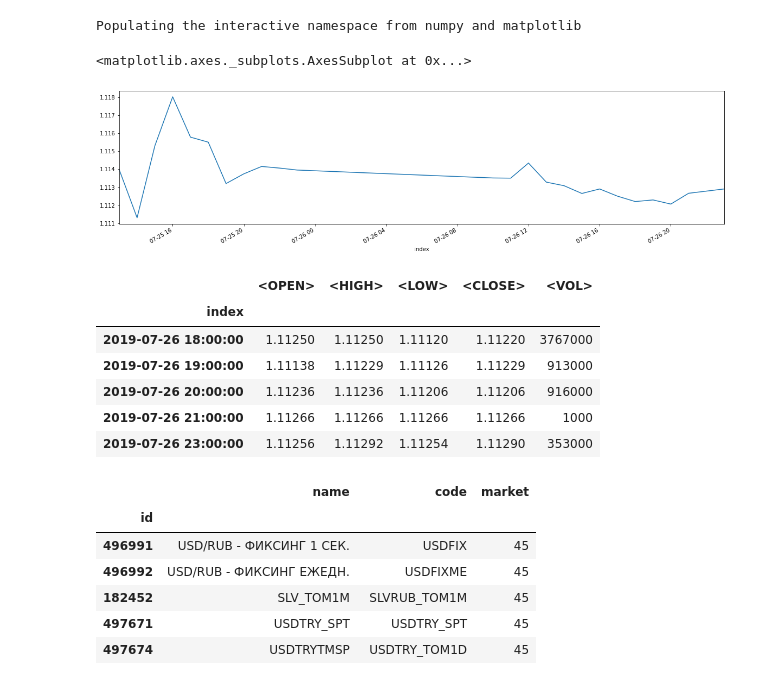
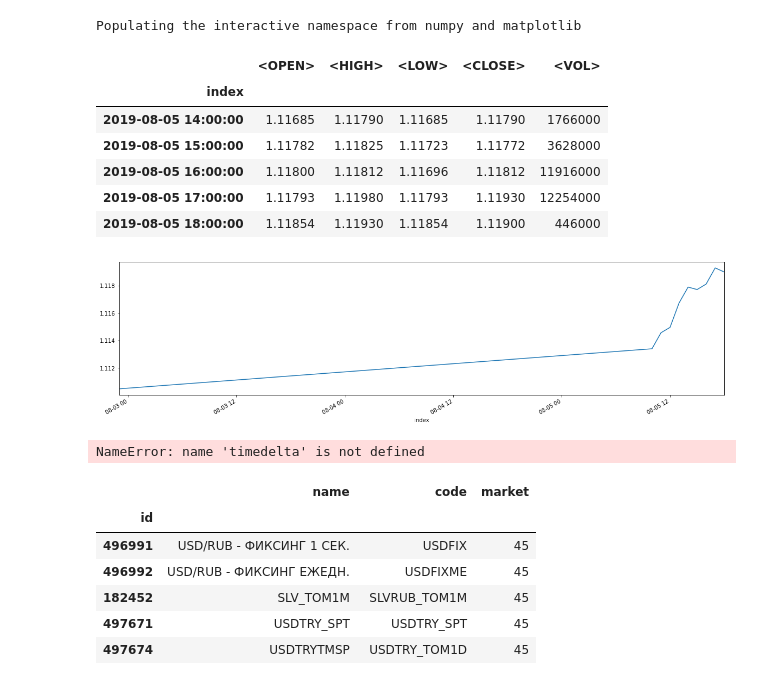
Before and after one commit to zzzevaka/roboto, a Jupyter notebook: notebooks/play_with_finam.ipynb, the cells around one changed output. Saved outputs shown, nothing was run; the diff lists cells and outputs as text; code cells hidden in the pictures.

```diff
--- a/notebooks/play_with_finam.ipynb
+++ b/notebooks/play_with_finam.ipynb
@@ -9,30 +9,31 @@ from finam.export import Exporter, Market, LookupComparator, Timeframe
 # %%
 exporter = Exporter()
 # print('*** Current Russian ruble exchange rates ***')
 rub = exporter.lookup(name='EURUSD_TOM', market=Market.CURRENCIES)
 assert len(rub) == 1
 data = exporter.download(
     rub.index[0],
     market=Market.CURRENCIES,
     start_date=datetime(2014,1,1),
 #     end_date=datetime(2019,3,1),
     timeframe=Timeframe.HOURLY
 )
 plt.figure(figsize(20,5))
-data['<CLOSE>'][-24:].plot()
+data['<CLOSE>'][-10:].plot()
+data.tail()
 # %% [output]
-<matplotlib.axes._subplots.AxesSubplot at 0x...>
+|  | <OPEN> | <HIGH> | <LOW> | <CLOSE> | <VOL> |
+| index |  |  |  |  |  |
+| 2019-08-05 14:00:00 | 1.11685 | 1.11790 | 1.11685 | 1.11790 | 1766000 |
+| 2019-08-05 15:00:00 | 1.11782 | 1.11825 | 1.11723 | 1.11772 | 3628000 |
+| 2019-08-05 16:00:00 | 1.11800 | 1.11812 | 1.11696 | 1.11812 | 11916000 |
+| 2019-08-05 17:00:00 | 1.11793 | 1.11980 | 1.11793 | 1.11930 | 12254000 |
+| 2019-08-05 18:00:00 | 1.11854 | 1.11930 | 1.11854 | 1.11900 | 446000 |
-[figure, old version]
+[figure, new version]
-# %%
-data.tail()
-# %% [output]
-|  | <OPEN> | <HIGH> | <LOW> | <CLOSE> | <VOL> |
-| index |  |  |  |  |  |
-| 2019-07-26 18:00:00 | 1.11250 | 1.11250 | 1.11120 | 1.11220 | 3767000 |
-| 2019-07-26 19:00:00 | 1.11138 | 1.11229 | 1.11126 | 1.11229 | 913000 |
-| 2019-07-26 20:00:00 | 1.11236 | 1.11236 | 1.11206 | 1.11206 | 916000 |
-| 2019-07-26 21:00:00 | 1.11266 | 1.11266 | 1.11266 | 1.11266 | 1000 |
-| 2019-07-26 23:00:00 | 1.11256 | 1.11292 | 1.11254 | 1.11290 | 353000 |
+# %%
+data.iloc[-1].name.to_pydatetime().astimezone() - timedelta(hours=2)
+# %% [output]
+NameError: name 'timedelta' is not defined
 # %%
 exporter.lookup(market=Market.CURRENCIES)
 # %% [output]
```
Also changed, not shown: parts of 3 cells of this notebook, 7 other files.
